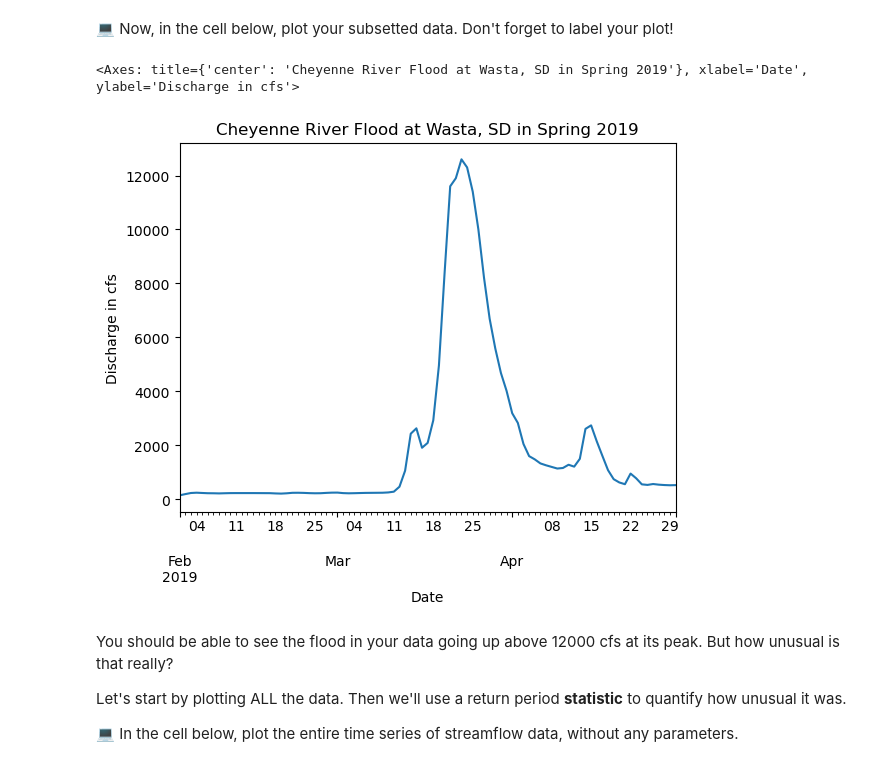
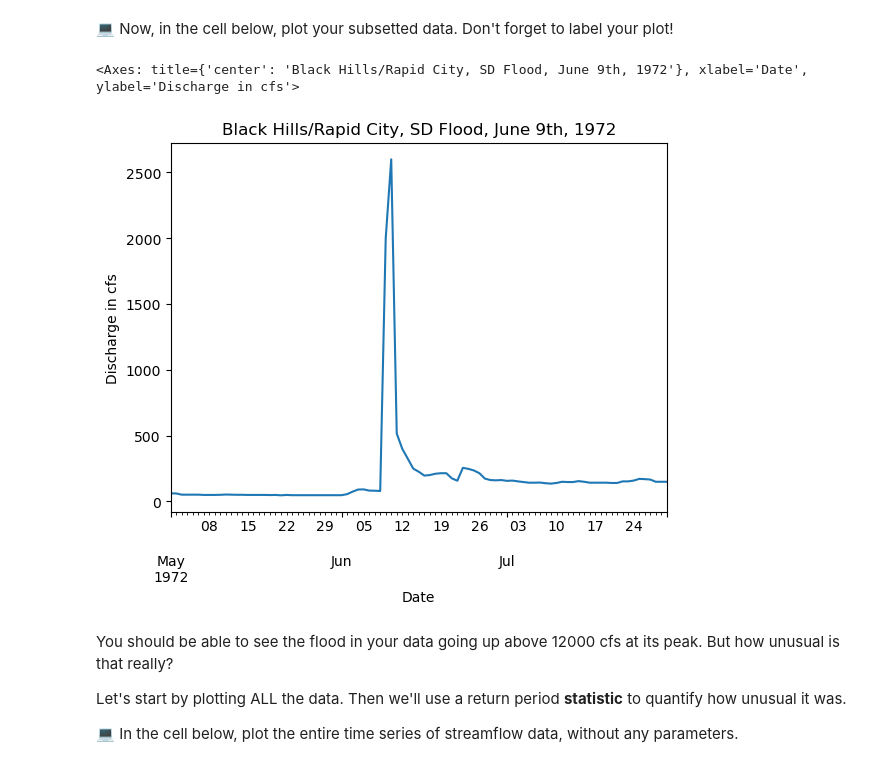
Before and after one commit to Sm3ag0l/time-series-data-Sm3ag0l, a Jupyter notebook: second-flood.ipynb, the cells around one changed output. Cells and saved outputs as stored; diff of their text form; code cells hidden in the pictures.

```diff
--- a/second-flood.ipynb
+++ b/second-flood.ipynb
@@ -207,10 +224,9 @@ In the cell below complete the following task:
 2. Download the data using the provided code.
 3. Save the result (or HTTP Response) to a **descriptive variable**, and call the variable at the end of the cell.
 # %%
-nwis_url = ('https://waterdata.usgs.gov/nwis/dv?cb_00060='
-            'on&format=rdb&site_no=06423500&legacy=&'
-            'referred_module=sw&period=&begin_date='
-            '1914-10-01&end_date=2023-05-11')
+nwis_url = ('https://waterdata.usgs.gov/nwis/dv?cb_00060'
+            '=on&format=rdb&site_no=06412500&legacy=&referred_module'
+            '=sw&period=&begin_date=1946-08-01&end_date=2023-06-15')
 
 
 # Download data using a GET HTTP Request
@@ -391,7 +407,7 @@ Looks like some of the streamflow data is a string instead of a number. This let
 &#128187; Re-import your data below, this time indicating an NA value. Call your new `DataFrame` at the end for testing.
 # %%
 # Adding na_values parameter
-cheyenne_river_flow = pd.read_csv(
+rapid_creek_flow = pd.read_csv(
     BytesIO(nwis_data.content),
     comment='#',
     delimiter='\t',
@@ -402,7 +418,7 @@ cheyenne_river_flow = pd.read_csv(
     na_values='Ice'
 )
 
-cheyenne_river_flow
+rapid_creek_flow
 # %% [output]
 |  | Agency | Site id | Discharge | Code |
 | Date |  |  |  |  |
@@ -485,8 +501,9 @@ In the cell below, subset the stream discharge data to the same timeframe that y
 You can find some [examples of subsetting time series data in the textbook](https://www.earthdatascience.org/courses/use-data-open-source-python/use-time-series-data-in-python/date-time-types-in-pandas-python/subset-time-series-data-python/).
 # %%
 # subsetting the data to zoom into flood timeframe
-cheyenne_2019_flood = cheyenne_river_flow['2019-02-01':'2019-04-30']
-cheyenne_2019_flood
+blackhills_1972_flood = rapid_creek_flow['1972-05-01':'1972-07-30']
+
+blackhills_1972_flood
 # %% [output]
 |  | Agency | Site id | Discharge | Code |
 | Date |  |  |  |  |
@@ -555,15 +568,15 @@ subset_points
 &#128187; Now, in the cell below, plot your subsetted data. Don't forget to label your plot!
 # %%
 # Plot using pandas (pd)
-cheyenne_2019_flood.plot(
+blackhills_1972_flood.plot(
     y = 'Discharge',
     ylabel = 'Discharge in cfs',
-    title = 'Cheyenne River Flood at Wasta, SD in Spring 2019',
+    title = 'Black Hills/Rapid City, SD Flood, June 9th, 1972',
     legend = False
  )
 # %% [output]
-<Axes: title={'center': 'Cheyenne River Flood at Wasta, SD in Spring 2019'}, xlabel='Date', ylabel='Discharge in cfs'>
+<Axes: title={'center': 'Black Hills/Rapid City, SD Flood, June 9th, 1972'}, xlabel='Date', ylabel='Discharge in cfs'>
-[figure, old version]
+[figure, new version]
 # %% [markdown]
 You should be able to see the flood in your data going up above 12000 cfs at its peak. But how unusual is that really?
 
```
Also changed, not shown: parts of 28 cells of this notebook.
